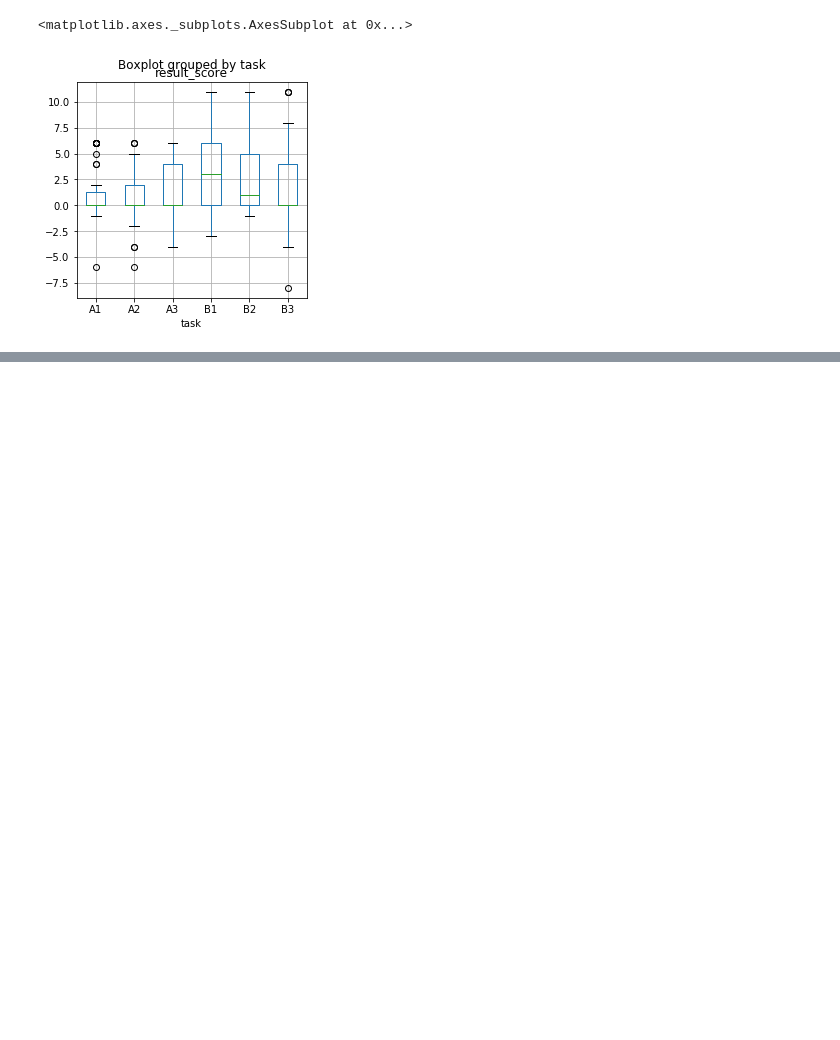
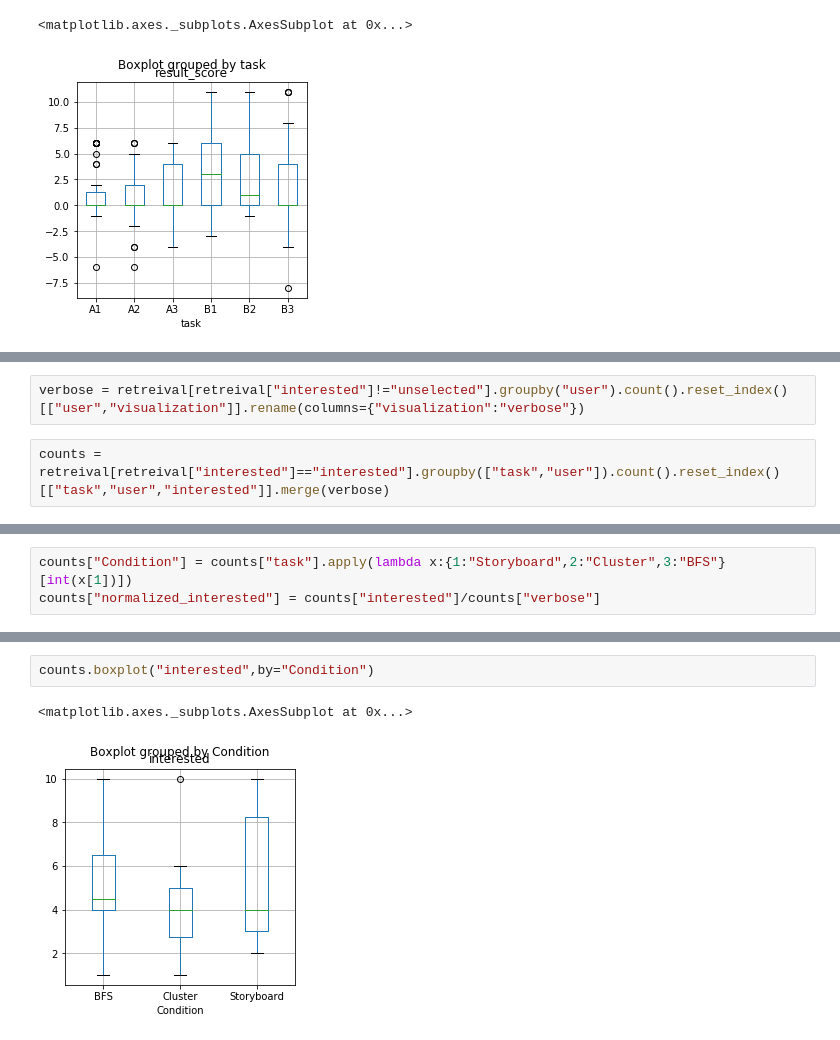
Before and after one commit to dorisjlee/viz-summarization, a Jupyter notebook: ipynb/RetreivalTaskReanalysis.ipynb, the cells around one changed output, grey strips where cells are left out. Cells and saved outputs as stored; diff of their text form; blank space fills up the shorter version.

```diff
--- a/ipynb/RetreivalTaskReanalysis.ipynb
+++ b/ipynb/RetreivalTaskReanalysis.ipynb
@@ -80,0 +112,4 @@ retreival.boxplot("result_score",by="task")
+# %%
+verbose = retreival[retreival["interested"]!="unselected"].groupby("user").count().reset_index()[["user","visualization"]].rename(columns={"visualization":"verbose"})
+# %%
+counts = retreival[retreival["interested"]=="interested"].groupby(["task","user"]).count().reset_index()[["task","user","interested"]].merge(verbose)
@@ -203,0 +132,3 @@ def compute_average_PR_at_k_over_all_data(k):
+# %%
+counts["Condition"] = counts["task"].apply(lambda x:{1:"Storyboard",2:"Cluster",3:"BFS"}[int(x[1])])
+counts["normalized_interested"] = counts["interested"]/counts["verbose"]
@@ -203,0 +143,5 @@ def compute_average_PR_at_k_over_all_data(k):
+# %%
+counts.boxplot("interested",by="Condition")
+# %% [output]
+<matplotlib.axes._subplots.AxesSubplot at 0x...>
+[figure, added]
```
Also changed, not shown: parts of 27 cells of this notebook, 7 other files.
